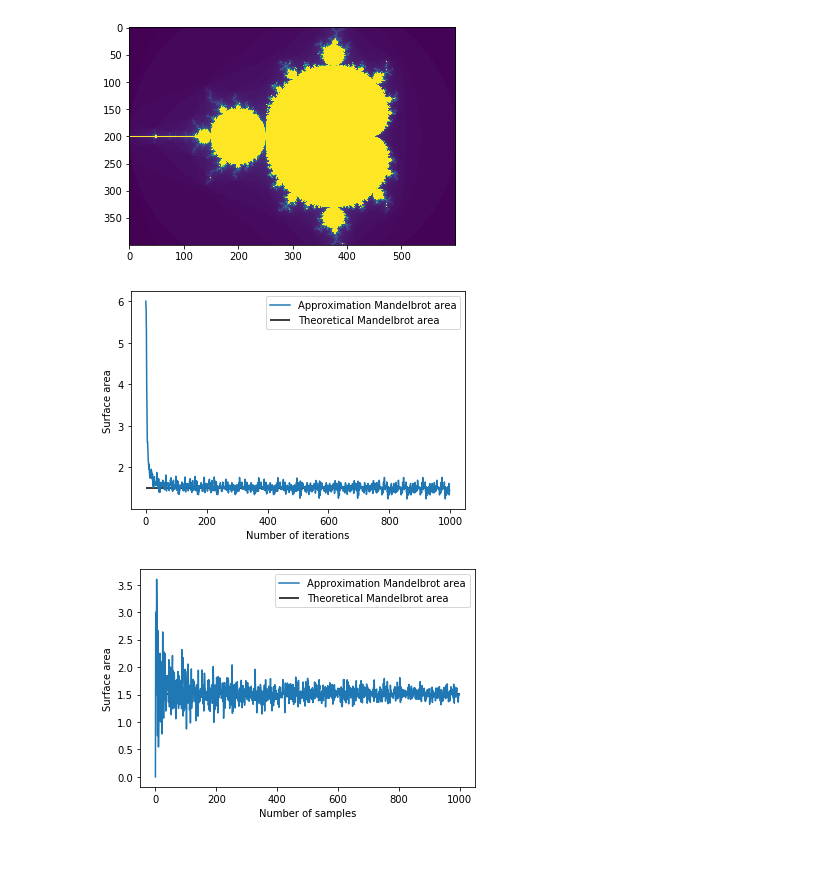
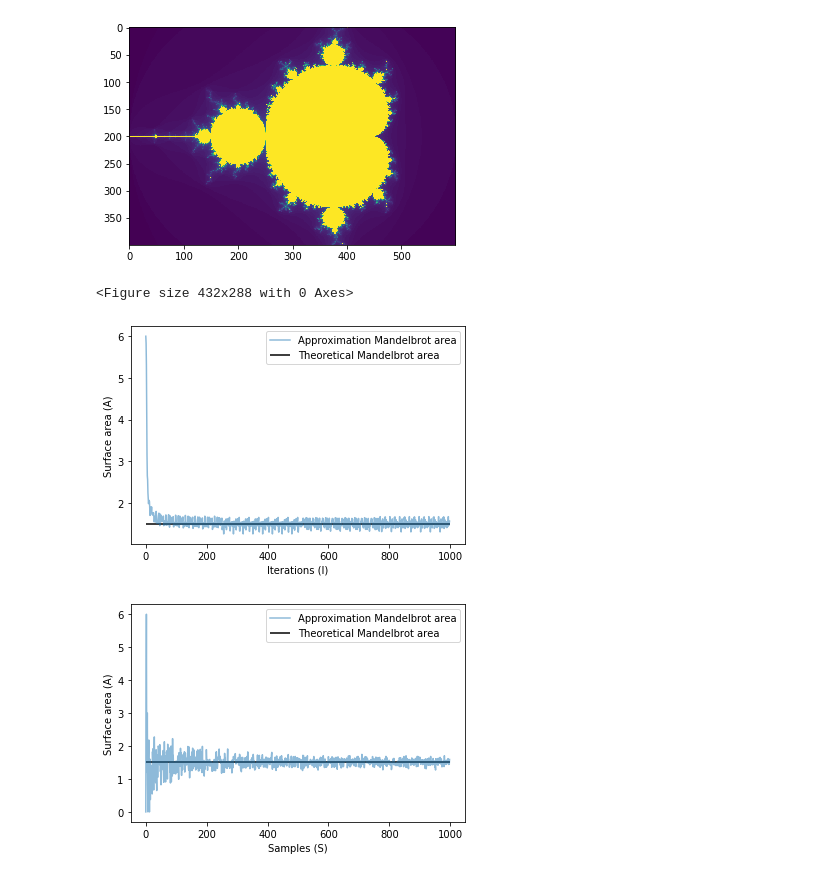
Before and after one commit to jurrew27/stochastic-simulation, a Jupyter notebook: Mandelbrot integration.ipynb, the cells around one changed output. Cells and saved outputs as stored; diff of their text form; code cells hidden in the pictures.

Commit message:
Sample + iteration plots

```diff
--- a/Mandelbrot integration.ipynb
+++ b/Mandelbrot integration.ipynb
@@ -31,9 +31,12 @@ for x, y in np.ndindex(image.shape):
     image[x,y] = mandelbrot(c, 100)
 
 plt.imshow(image)
+# plt.savefig("Mandelbrot.png", dpi = 500)
 plt.show()
+plt.clf()
 # %% [output]
 [figure]
+<Figure size 432x288 with 0 Axes>
 # %%
 # Take s Monte Carlo samples from the Mandelbrot set
 def monte_carlo_integration(i, s):
@@ -44,33 +47,31 @@ def monte_carlo_integration(i, s):
 # %%
 samples = 1000
 areas = []
 iterations = 1000
 
 pool = mp.Pool(mp.cpu_count())
 
 areas = list(pool.starmap(monte_carlo_integration, zip(range(1, iterations), [samples]*(iterations-1))))
-# for i in range(1, iterations):
-#     area = monte_carlo_integration(i, samples)
-#     areas.append(area)
-plt.plot(areas, label = "Approximation Mandelbrot area")
+plt.plot(areas, label = "Approximation Mandelbrot area", alpha = 0.5)
 plt.hlines(1.506484, 0, iterations, label = "Theoretical Mandelbrot area")
-plt.xlabel("Number of iterations")
-plt.ylabel("Surface area")
+plt.xlabel("Iterations (I)")
+plt.ylabel("Surface area (A)")
 plt.legend()
+# plt.savefig("Convergence_iterations.png", dpi = 500)
 plt.show()
+plt.clf()
 
 areas = list(pool.starmap(monte_carlo_integration, zip([iterations]*(samples-1), range(1, samples))))
-# for s in range(1, samples):
-#     area = monte_carlo_integration(iterations, s)
-#     areas.append(area)
-plt.plot(areas, label = "Approximation Mandelbrot area")
+plt.plot(areas, label = "Approximation Mandelbrot area", alpha = 0.5)
 plt.hlines(1.506484, 0, samples, label = "Theoretical Mandelbrot area")
-plt.xlabel("Number of samples")
-plt.ylabel("Surface area")
+plt.xlabel("Samples (S)")
+plt.ylabel("Surface area (A)")
 plt.legend()
+# plt.savefig("Convergence_samples.png", dpi = 500)
 plt.show()
+plt.clf()
 
 pool.close()
 # %% [output]
-[figure, old version]
+[figure, new version]
-[figure, old version]
+[figure, new version]
```
Also changed, not shown: parts of 2 cells of this notebook, 3 other files.
